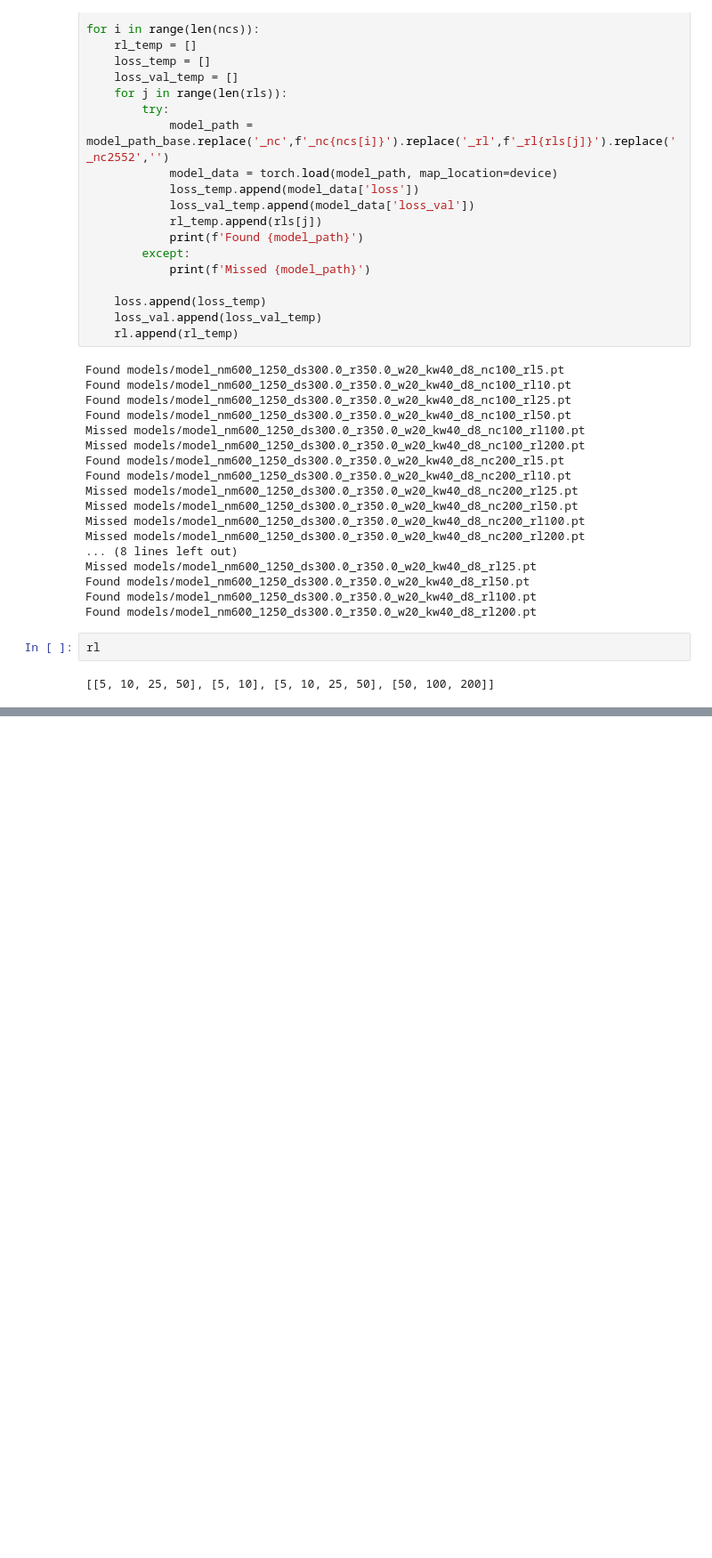
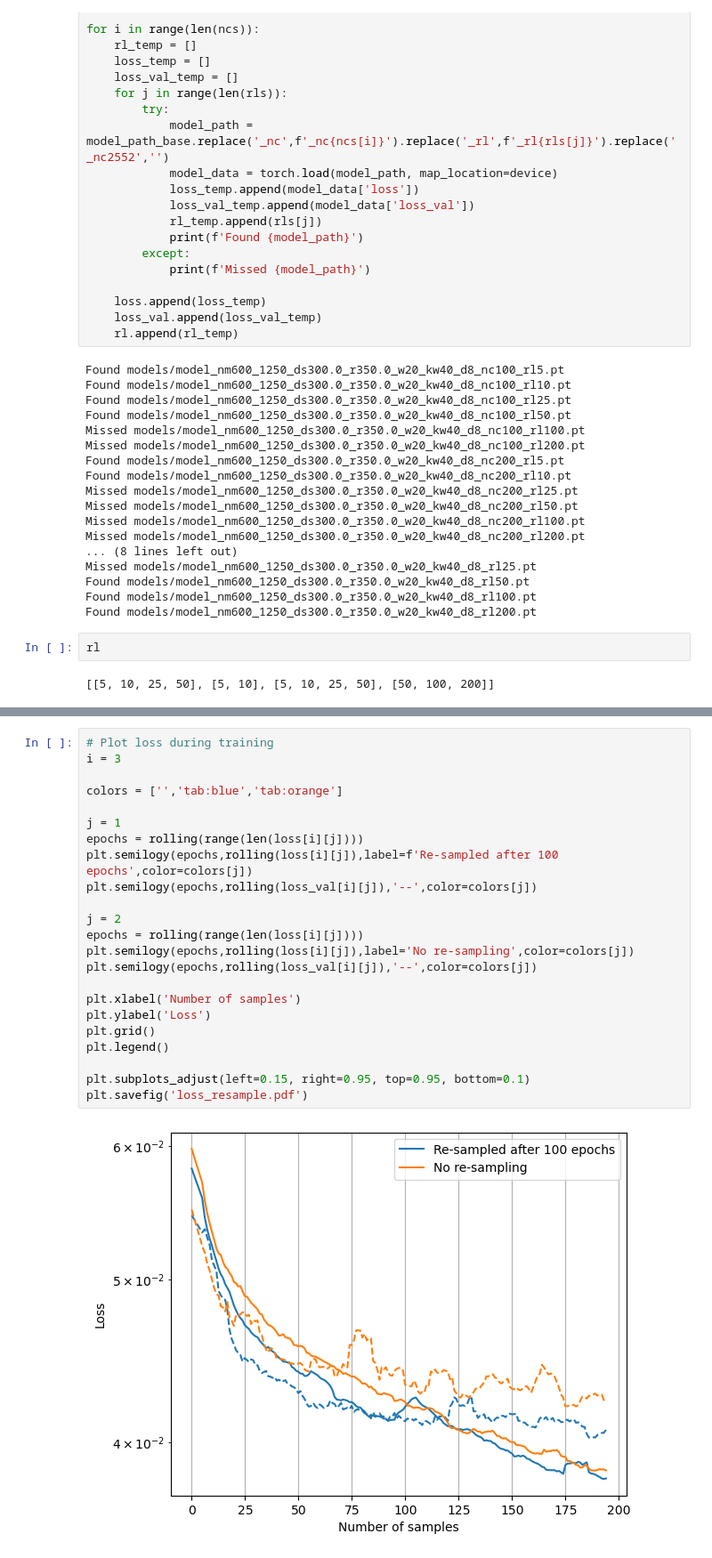
Before and after one commit to marlonsmathias/neural_operator_wind_to_waves, a Jupyter notebook: eval_resampling.ipynb, the cells around one changed output, grey strips where cells are left out. Shown at 89% size. Saved outputs shown, nothing was run; the diff lists cells and outputs as text; blank space fills up the shorter version.

```diff
--- a/eval_resampling.ipynb
+++ b/eval_resampling.ipynb
@@ -92,0 +93,25 @@ plt.legend()
+# %%
+# Plot loss during training
+i = 3
+
+colors = ['','tab:blue','tab:orange']
+
+j = 1
+epochs = rolling(range(len(loss[i][j])))
+plt.semilogy(epochs,rolling(loss[i][j]),label=f'Re-sampled after 100 epochs',color=colors[j])
+plt.semilogy(epochs,rolling(loss_val[i][j]),'--',color=colors[j])
+
+j = 2
+epochs = rolling(range(len(loss[i][j])))
+plt.semilogy(epochs,rolling(loss[i][j]),label='No re-sampling',color=colors[j])
+plt.semilogy(epochs,rolling(loss_val[i][j]),'--',color=colors[j])
+
+plt.xlabel('Number of samples')
+plt.ylabel('Loss')
+plt.grid()
+plt.legend()
+
+plt.subplots_adjust(left=0.15, right=0.95, top=0.95, bottom=0.1)
+plt.savefig('loss_resample.pdf')
+# %% [output]
+[figure, added]
```
Also changed, not shown: parts of 2 cells of this notebook, 3 other files.
